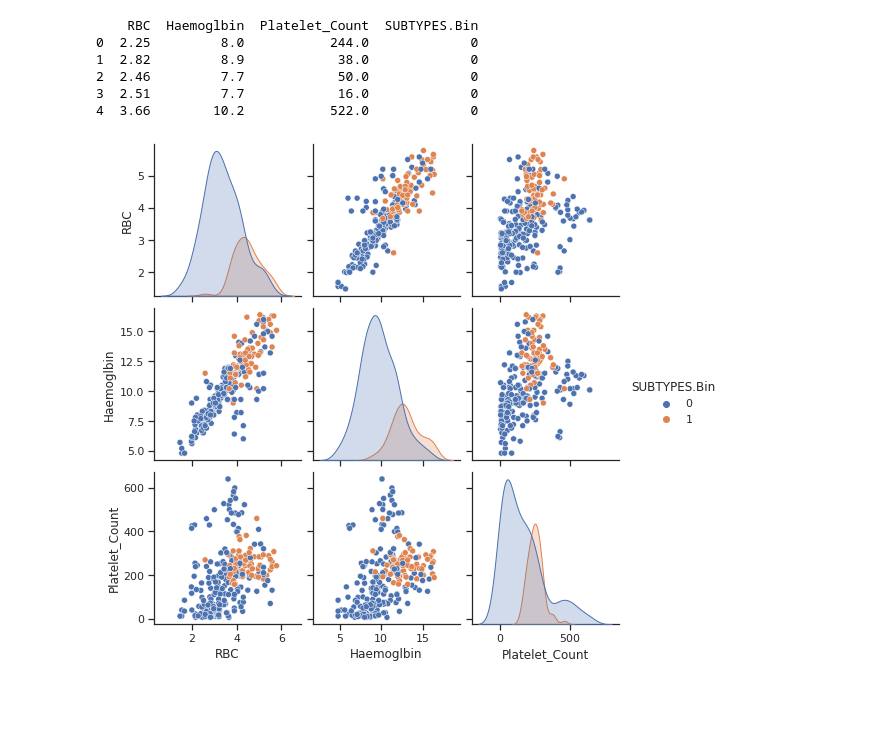
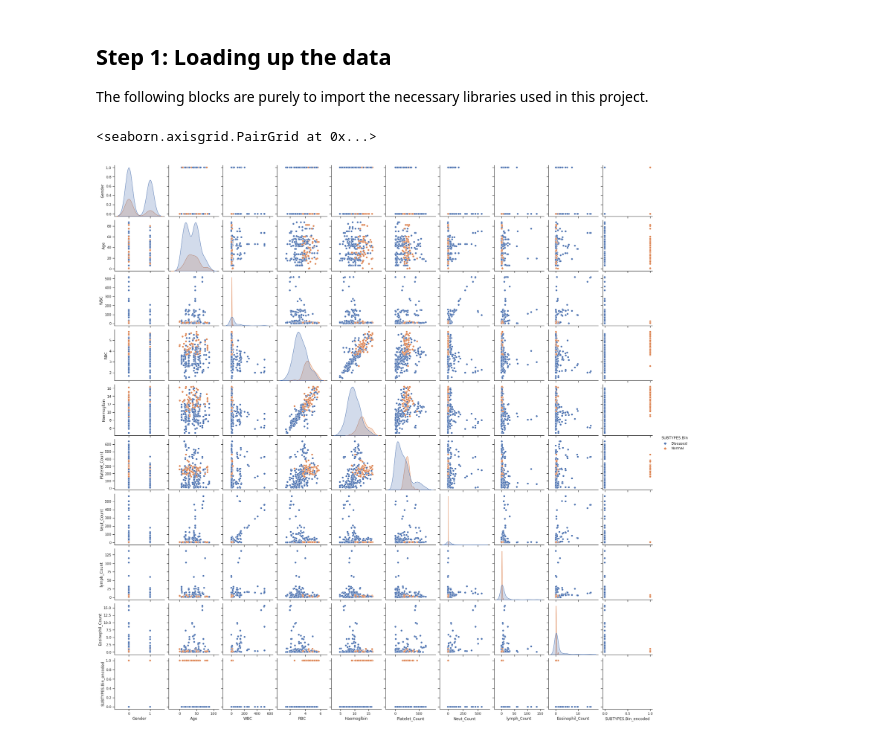
Before and after one commit to nadzhou/nust-ml, a Jupyter notebook: multi_linear_cancer.ipynb, the cells around one changed output. Drawn from its saved outputs; the diff is of its cells as text; code cells hidden in the pictures; blank space fills up the shorter version.

```diff
--- a/multi_linear_cancer.ipynb
+++ b/multi_linear_cancer.ipynb
@@ -1,3 +12,6 @@
+# %% [markdown]
+## Step 1: Loading up the data
+The following blocks are purely to import the necessary libraries used in this project.
 # %%
 import numpy as np
 import pandas as pd
@@ -14,9 +28,12 @@ from pandas.plotting import scatter_matrix
 from scipy import stats
 # %%
 def load_data(data_dir):
+    """Load the data via pandas"""
     return pd.read_csv(data_dir)
 # %%
 def encode_data(cancer_data, cancer_data_column):
+    """The categorical columns need to be encoded into numerical values."""
+
     label_encoder = LabelEncoder()
     return label_encoder.fit_transform(cancer_data[cancer_data_column])
 # %%
@@ -27,20 +45,10 @@ def choose_linear_columns(cancer_data):
 # %%
 cancer_data = load_data("/home/nadzhou/Downloads/cancer_data.csv")
 cancer_data['Gender'] = encode_data(cancer_data, "Gender")
-cancer_data['SUBTYPES.Bin'] = encode_data(cancer_data, "SUBTYPES.Bin")
-
-linear_cancer_data = choose_linear_columns(cancer_data)
-
-print(linear_cancer_data.head())
+cancer_data['SUBTYPES.Bin_encoded'] = encode_data(cancer_data, "SUBTYPES.Bin")
 
 sns.set_theme(style="ticks")
-sns.pairplot(linear_cancer_data, hue="SUBTYPES.Bin")
-plt.show()
+sns.pairplot(cancer_data, hue="SUBTYPES.Bin")
 # %% [output]
-    RBC  Haemoglbin  Platelet_Count  SUBTYPES.Bin
-0  2.25         8.0           244.0             0
-1  2.82         8.9            38.0             0
-2  2.46         7.7            50.0             0
-3  2.51         7.7            16.0             0
-4  3.66        10.2           522.0             0
+<seaborn.axisgrid.PairGrid at 0x...>
-[figure, old version]
+[figure, new version]
```
Also changed, not shown: parts of 8 cells of this notebook.
